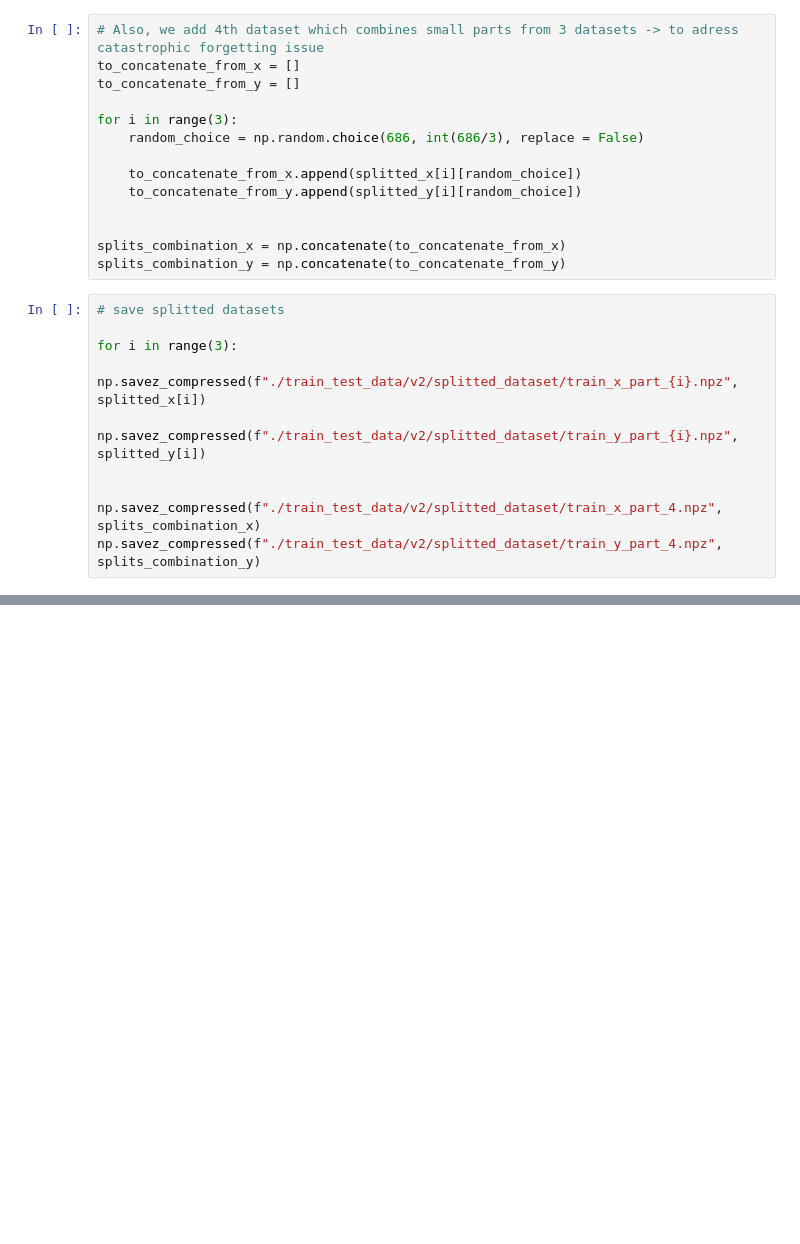
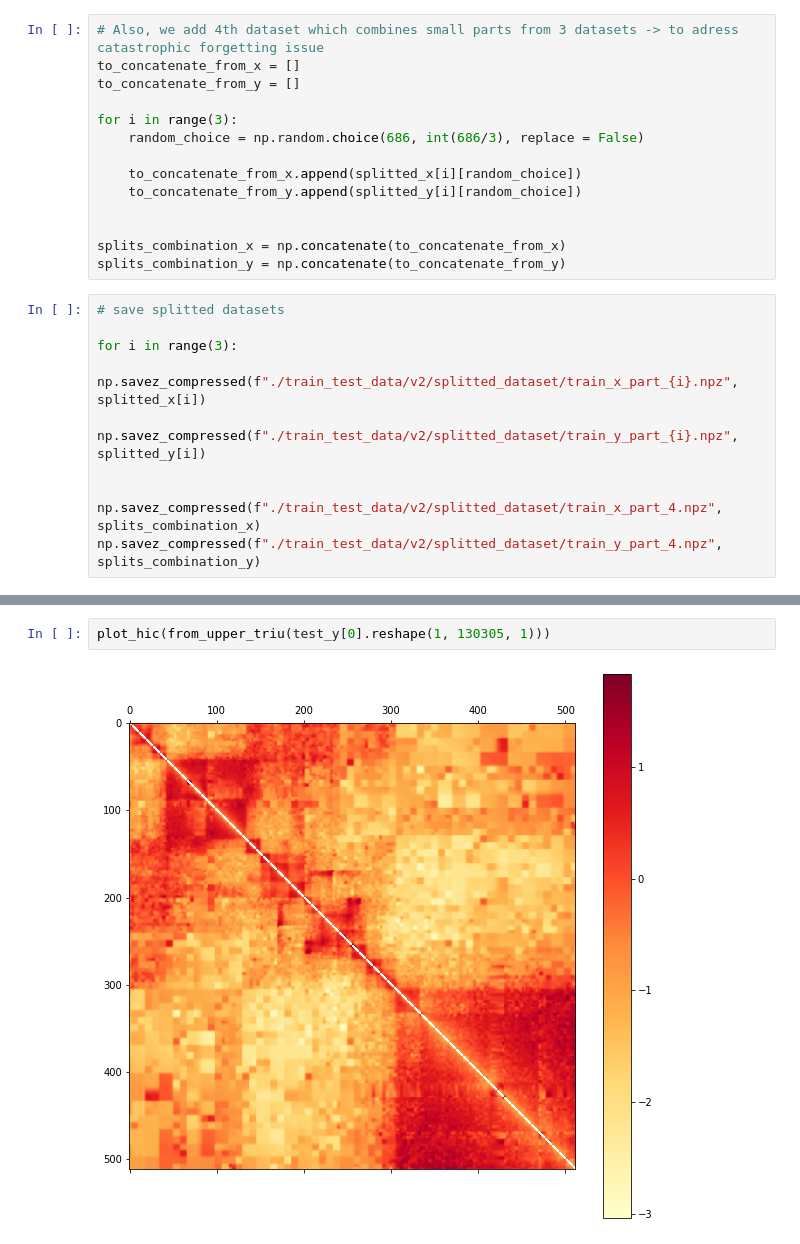
Before and after one commit to NeilAlishev/HiCPredictor, a Jupyter notebook: DeepHiCResearch.ipynb, the cells around one changed output, grey strips where cells are left out. Cells and saved outputs as stored; diff of their text form; blank space fills up the shorter version.

```diff
--- a/DeepHiCResearch.ipynb
+++ b/DeepHiCResearch.ipynb
@@ -1425,0 +1443,4 @@ np.savez_compressed("./test_y.npz", test_y)
+# %%
+plot_hic(from_upper_triu(test_y[0].reshape(1, 130305, 1)))
+# %% [output]
+[figure, added]
```
Also changed, not shown: parts of 18 cells of this notebook, 1 other file.
